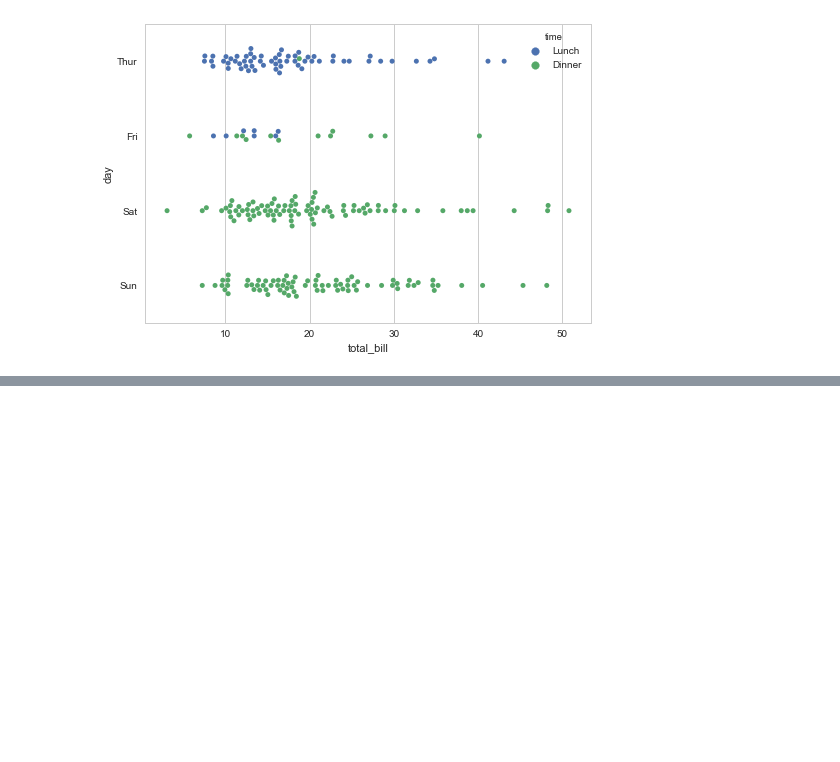
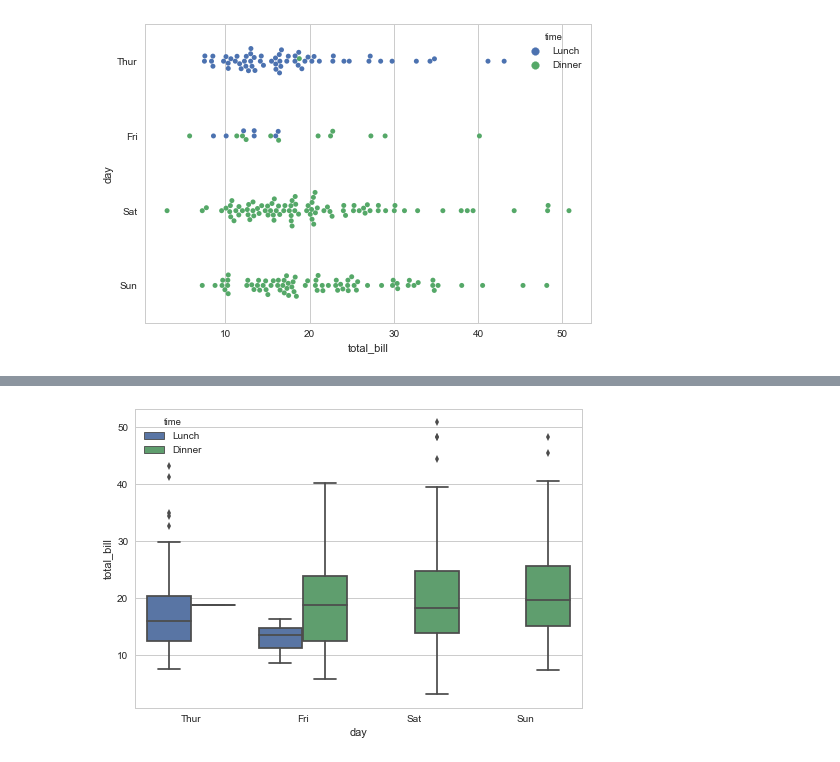
Before and after one commit to WarmingWang/reptiles_gh, a Jupyter notebook: Machine Learning/seaborn/Ch02S02_Plotting_Functions-Plotting_categorical_data.ipynb, the cells around one changed output, grey strips where cells are left out. Saved outputs shown, nothing was run; the diff lists cells and outputs as text; code cells hidden in the pictures; blank space fills up the shorter version.

```diff
--- a/Machine Learning/seaborn/Ch02S02_Plotting_Functions-Plotting_categorical_data.ipynb
+++ b/Machine Learning/seaborn/Ch02S02_Plotting_Functions-Plotting_categorical_data.ipynb
@@ -68,0 +77,4 @@ sns.swarmplot(x="total_bill", y="day", hue="time", data=tips);
+# %%
+sns.boxplot(x="day", y="total_bill", hue="time", data=tips);
+# %% [output]
+[figure, added]
```
Also changed, not shown: parts of 20 cells of this notebook.
